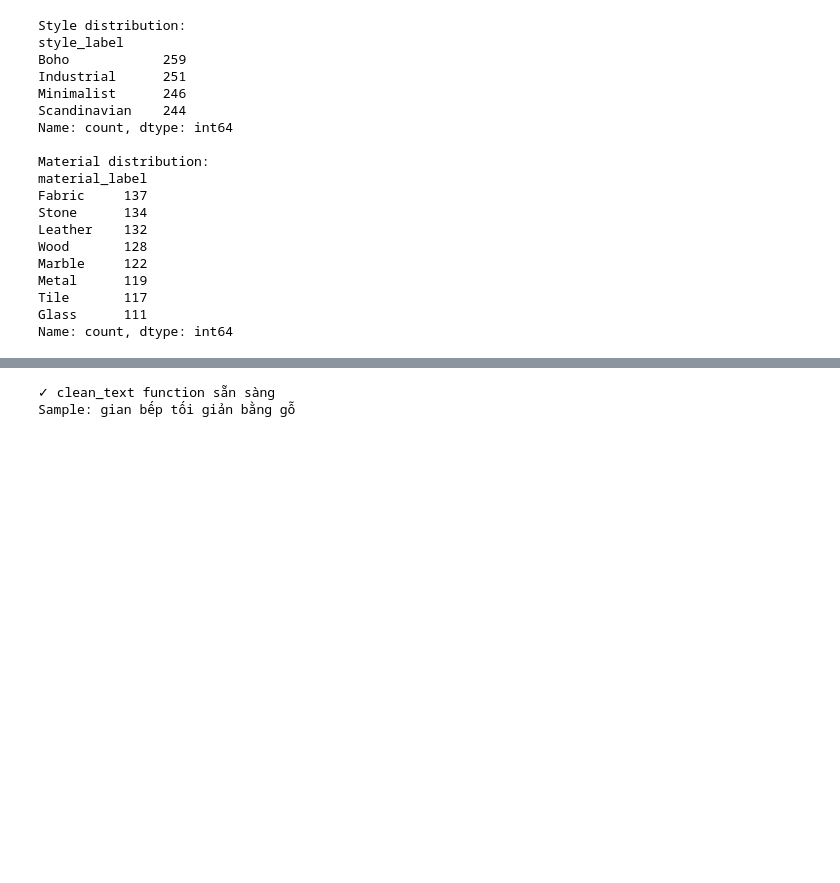
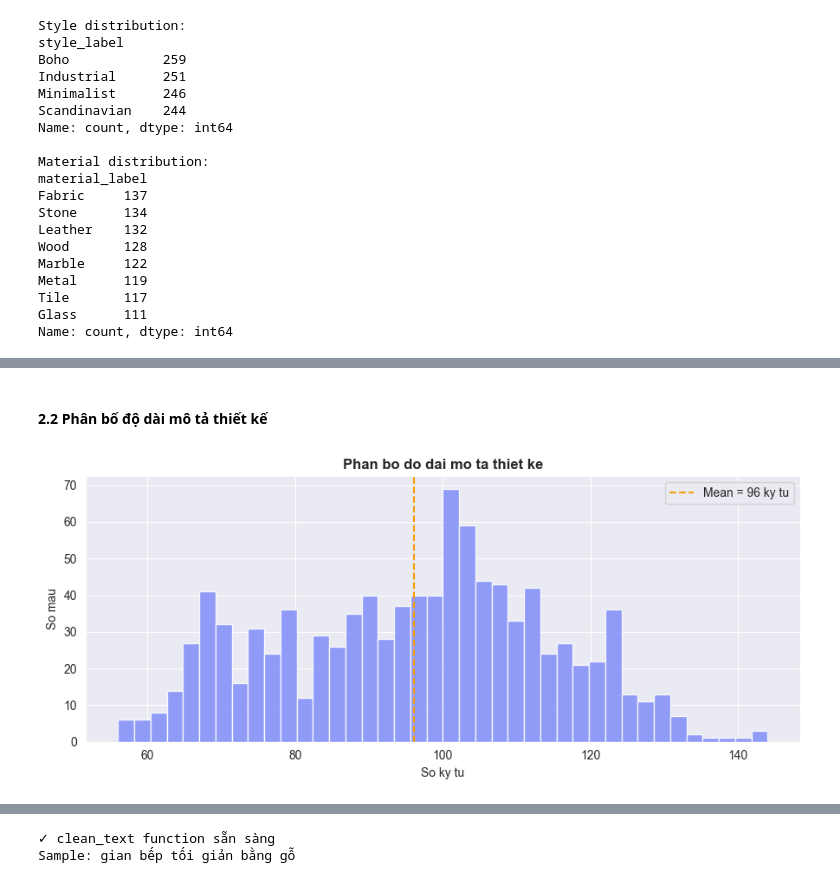
Before and after one commit to Nguyeenxdqng/Nhom13_MachineLearningforDesign, a Jupyter notebook: Nhom13_MachineLearningforDesign.ipynb, the cells around one changed output, grey strips where cells are left out. Drawn from its saved outputs; the diff is of its cells as text; code cells hidden in the pictures; blank space fills up the shorter version.

```diff
--- a/Nhom13_MachineLearningforDesign.ipynb
+++ b/Nhom13_MachineLearningforDesign.ipynb
@@ -105,0 +121,14 @@ Name: count, dtype: int64
+# %% [markdown]
+#### 2.2 Phân bố độ dài mô tả thiết kế
+# %%
+# 2.2 Phân bố độ dài mô tả thiết kế
+df["desc_len"] = df["clean_design_description"].fillna("").apply(len)
+plt.figure(figsize=(9, 4))
+plt.hist(df["desc_len"], bins=40, color="#818cf8", edgecolor="white", alpha=0.85)
+plt.axvline(df["desc_len"].mean(), color="#f59e0b", linestyle="--",
+            label=f'Mean = {df["desc_len"].mean():.0f} ky tu')
+plt.xlabel("So ky tu"); plt.ylabel("So mau")
+plt.title("Phan bo do dai mo ta thiet ke", fontweight="bold")
+plt.legend(); plt.tight_layout(); plt.show()
+# %% [output]
+[figure, added]
```
Also changed, not shown: parts of 69 cells of this notebook.
